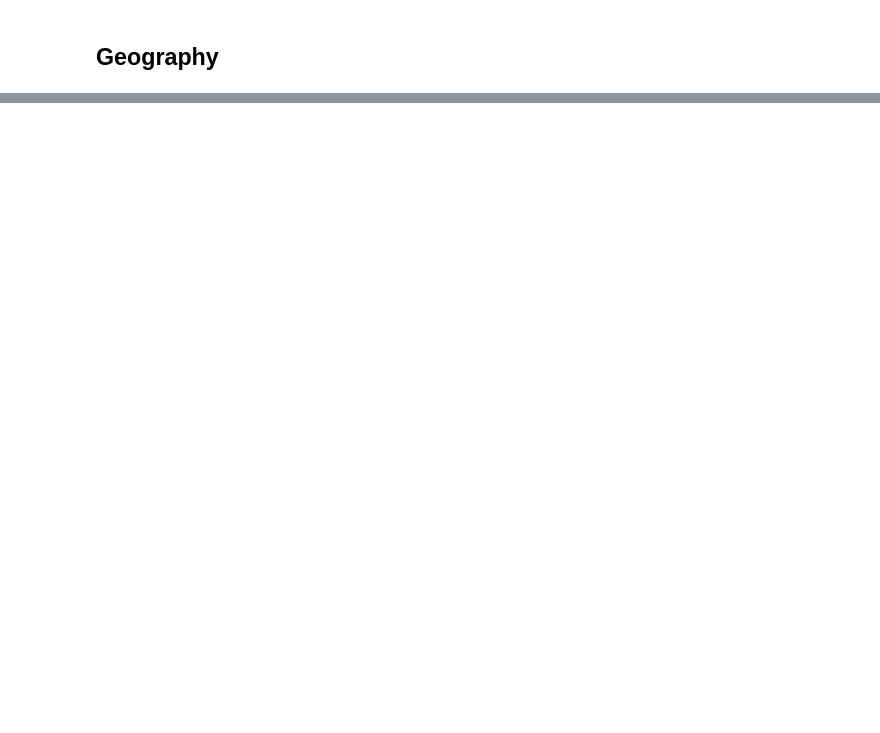
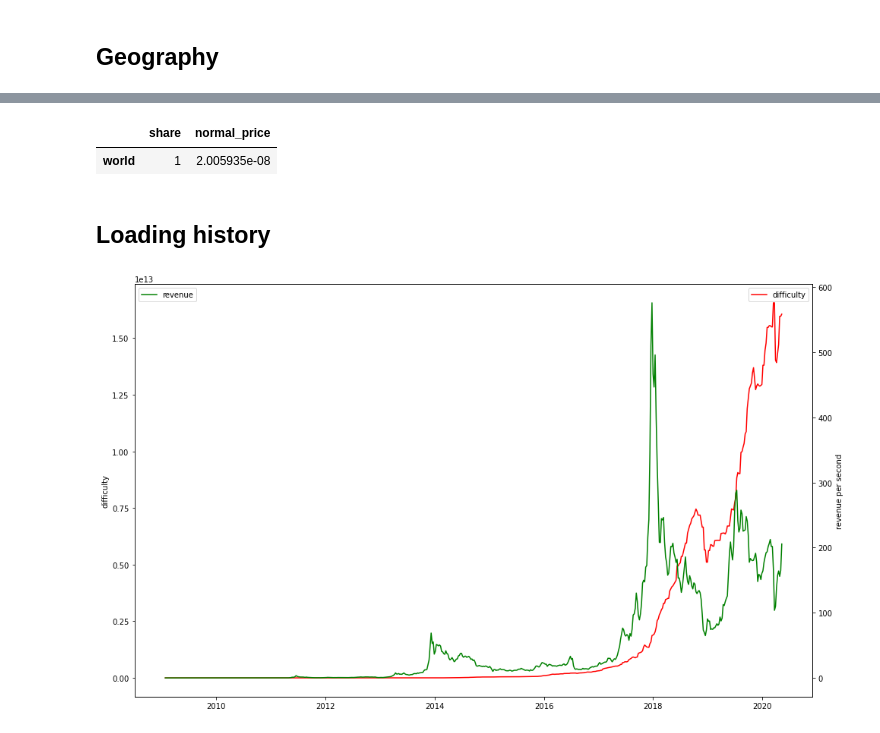
Before and after one commit to Lukasdeloose/sustainable_blockchain, a Jupyter notebook: data_analysis/bitcoin.ipynb, the cells around one changed output, grey strips where cells are left out. Saved outputs shown, nothing was run; the diff lists cells and outputs as text; code cells hidden in the pictures; blank space fills up the shorter version.

Commit message:
bitcoin consumption history

```diff
--- a/data_analysis/bitcoin.ipynb
+++ b/data_analysis/bitcoin.ipynb
@@ -25,11 +19,15 @@ HARDWARE_PATH = DATA_PATH+'hardware/'
 # %%
 seconds_in_year = 31536000
 hours_in_year = 8760
+seconds_in_day = 86400
 kWh_to_J = 3600*10**3
 W_to_TWh = hours_in_year/(10**12)
 
 std_PUE = {'lower': 1, 'estimate': 1.1, 'upper':1.2}
 revenue_percent = 0.60
 
+block_time = 600
+difficulty_factor = 2**32
+
 # Plots
 date_form = DateFormatter("%m-%d")
@@ -52,3 +68,10 @@ CBECI_geography = pd.DataFrame(data)
+# %%
+avg_elec_price = np.sum(CBECI_geography.share*CBECI_geography.normal_price)
+avg_geography = pd.DataFrame({'share':1, 'normal_price':avg_elec_price}, index=['world'])
+avg_geography
+# %% [output]
+|  | share | normal_price |
+| world | 1 | 2.005935e-08 |
 # %%
 china_data = {'location': ['Xinjiang', 'Sichuan', 'Nei Mongol', 'Yunnan', 'Beijing', 'Zhejiang', 'Shanxi', 'Gansu', 'Guizhou', 'Qinhai'],
              'share': [36.49,9.74,8.22,5.5,1.5,0.82,0.71,0.57,0.28,0.26]}
@@ -61,0 +79,28 @@ data = {'location': ['Sichuan', 'China', 'Non-China', 'Other'],
+# %% [markdown]
+## Loading history
+# %%
+difficulty = pd.read_csv(BTC_PATH+'difficulty.csv')
+revenue = pd.read_csv(BTC_PATH+'miners-revenue.csv')
+
+difficulty['Timestamp'] = pd.to_datetime(difficulty['Timestamp'])
+revenue['Timestamp'] = pd.to_datetime(revenue['Timestamp'])
+
+difficulty = difficulty.rename(columns={'Timestamp': 'timestamp'}).set_index('timestamp')
+revenue = revenue.rename(columns={'Timestamp': 'timestamp', 'miners-revenue': 'revenue'}).set_index('timestamp')
+# %%
+revenue = revenue.groupby(pd.Grouper(freq='W')).mean()
+revenue = revenue/seconds_in_day
+difficulty = difficulty.groupby(pd.Grouper(freq='W')).mean()
+bitcoin = difficulty.join(revenue).dropna()
+# %%
+fig, ax1 = plt.subplots(figsize=(16,10))
+ax1.plot(bitcoin['difficulty'],color="red", label="difficulty")
+ax1.legend()
+ax1.set_ylabel('difficulty')
+ax2 = ax1.twinx()
+ax2.plot(bitcoin['revenue'], color="green", label="revenue")
+ax2.legend(loc='upper left')
+ax2.set_ylabel('revenue per second')
+plt.show()
+# %% [output]
+[figure, added]
```
Also changed, not shown: parts of 17 cells of this notebook, 3 other files.
